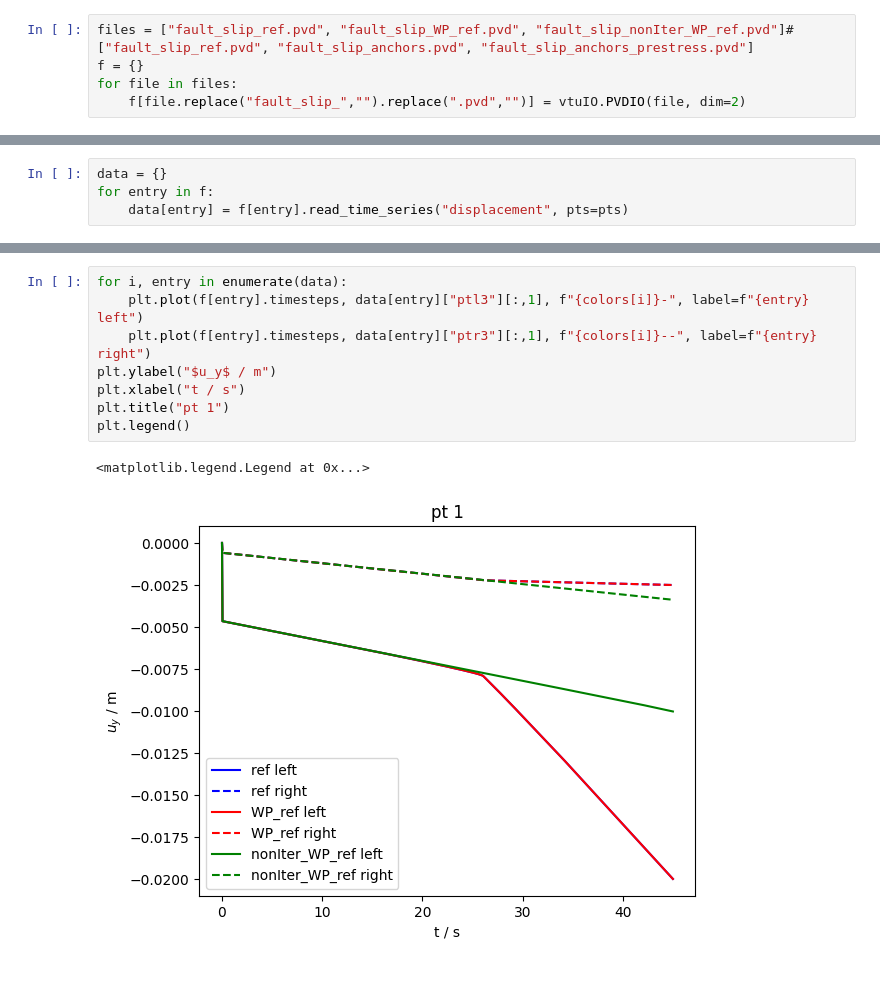
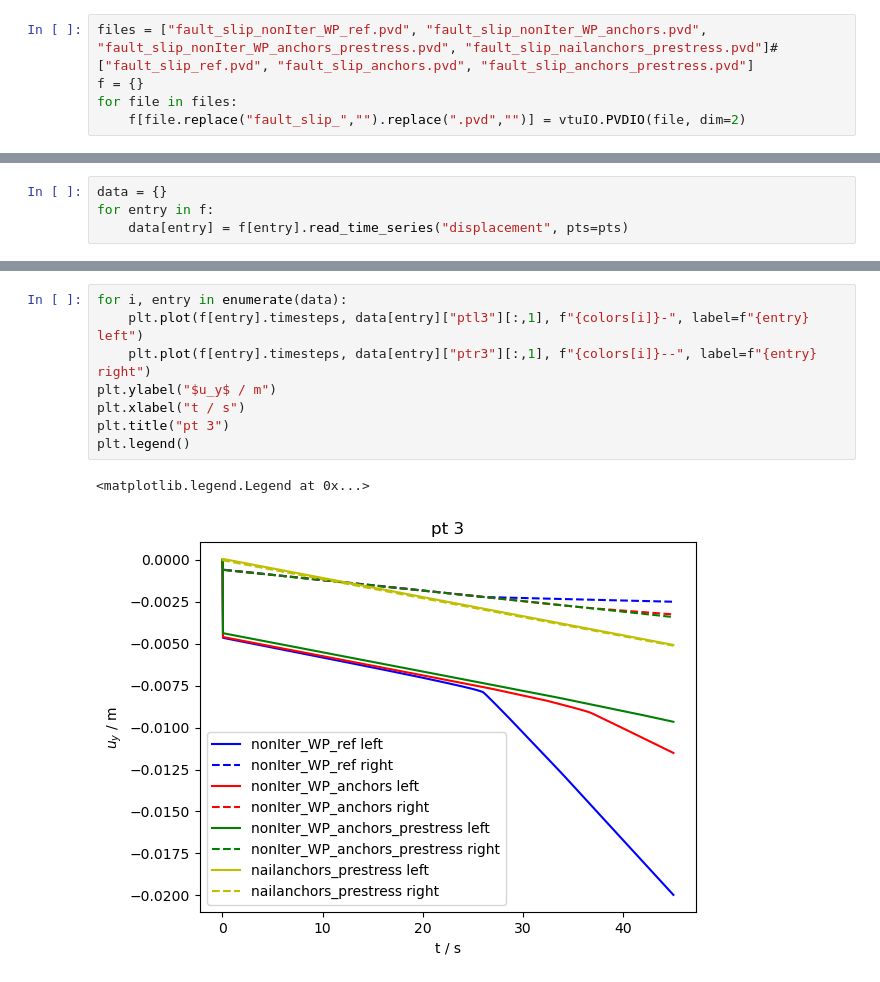
Before and after one commit to joergbuchwald/slope_stability_anchors, a Jupyter notebook: fault_slip.ipynb, the cells around one changed output, grey strips where cells are left out. Drawn from its saved outputs; the diff is of its cells as text.

```diff
--- a/fault_slip.ipynb
+++ b/fault_slip.ipynb
@@ -16,7 +16,7 @@ pts = {"ptl1": (11.0, 15.0, 0.0), "ptr1": (13.0, 15.0, 0.0),
        "ptl2": (9.0, 10.0, 0.0), "ptr2": (11.0, 10.0, 0.0),
        "ptl3": (5.0, 4.0, 0.0), "ptr3": (9.0, 4.0, 0.0)}
 # %%
-files = ["fault_slip_ref.pvd", "fault_slip_WP_ref.pvd", "fault_slip_nonIter_WP_ref.pvd"]#["fault_slip_ref.pvd", "fault_slip_anchors.pvd", "fault_slip_anchors_prestress.pvd"]
+files = ["fault_slip_nonIter_WP_ref.pvd", "fault_slip_nonIter_WP_anchors.pvd", "fault_slip_nonIter_WP_anchors_prestress.pvd", "fault_slip_nailanchors_prestress.pvd"]#["fault_slip_ref.pvd", "fault_slip_anchors.pvd", "fault_slip_anchors_prestress.pvd"]
 f = {}
 for file in files:
     f[file.replace("fault_slip_","").replace(".pvd","")] = vtuIO.PVDIO(file, dim=2)
@@ -51,11 +141,11 @@ plt.legend()
 # %%
 for i, entry in enumerate(data):
     plt.plot(f[entry].timesteps, data[entry]["ptl3"][:,1], f"{colors[i]}-", label=f"{entry} left")
     plt.plot(f[entry].timesteps, data[entry]["ptr3"][:,1], f"{colors[i]}--", label=f"{entry} right")
 plt.ylabel("$u_y$ / m")
 plt.xlabel("t / s")
-plt.title("pt 1")
+plt.title("pt 3")
 plt.legend()
 # %% [output]
 <matplotlib.legend.Legend at 0x...>
-[figure, old version]
+[figure, new version]
```
Also changed, not shown: parts of 12 cells of this notebook, 7 other files.
